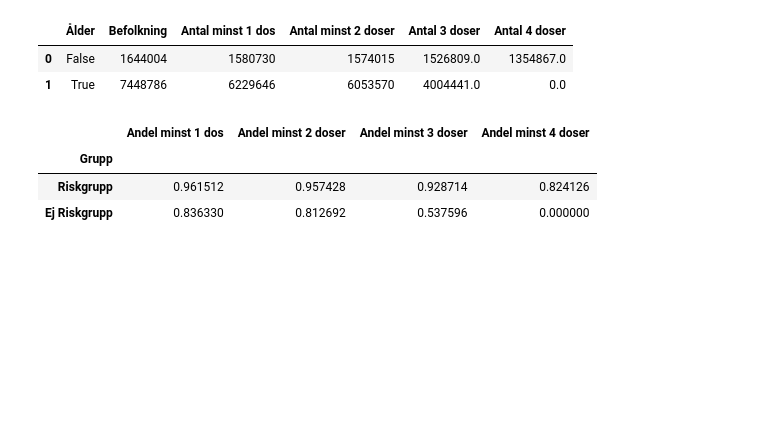
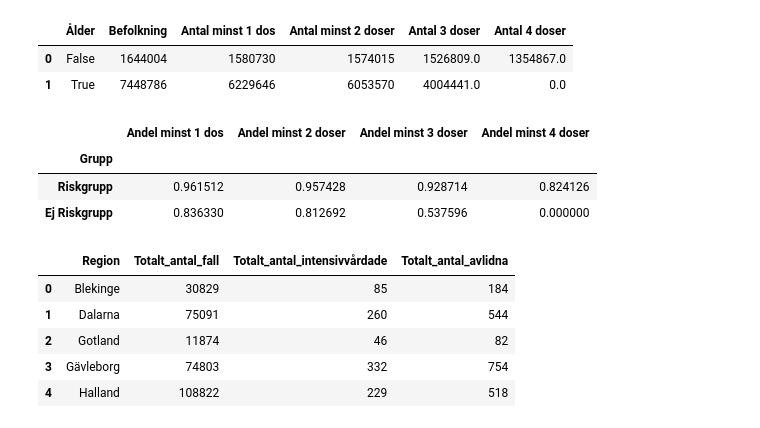
Before and after one commit to Andreas-Svensson/data_processing, a Jupyter notebook: Laboration_Covid19/E3_Data_KPI_Analysis.ipynb, the cells around one changed output. Cells and saved outputs as stored; diff of their text form; code cells hidden in the pictures; blank space fills up the shorter version.

Commit message:
reading new sheet

```diff
--- a/Laboration_Covid19/E3_Data_KPI_Analysis.ipynb
+++ b/Laboration_Covid19/E3_Data_KPI_Analysis.ipynb
@@ -192,3 +197,17 @@ df_andel_riskgrupp
 | Ej Riskgrupp | 0.836330 | 0.812692 | 0.537596 | 0.000000 |
 # %%
 px.bar(df_andel_riskgrupp.transpose(), barmode = "group") # TODO labels and title
+# %%
+file_path = "Data/Folkhalsomyndigheten_Covid19.xlsx"
+sheet_name = "Totalt antal per region"
+
+df_antal_fall = pd.read_excel(file_path, sheet_name = sheet_name, usecols = "A,B,E,D")
+
+df_antal_fall.head()
+# %% [output]
+|  | Region | Totalt_antal_fall | Totalt_antal_intensivvårdade | Totalt_antal_avlidna |
+| 0 | Blekinge | 30829 | 85 | 184 |
+| 1 | Dalarna | 75091 | 260 | 544 |
+| 2 | Gotland | 11874 | 46 | 82 |
+| 3 | Gävleborg | 74803 | 332 | 754 |
+| 4 | Halland | 108822 | 229 | 518 |
```
Also changed, not shown: parts of 2 cells of this notebook.
